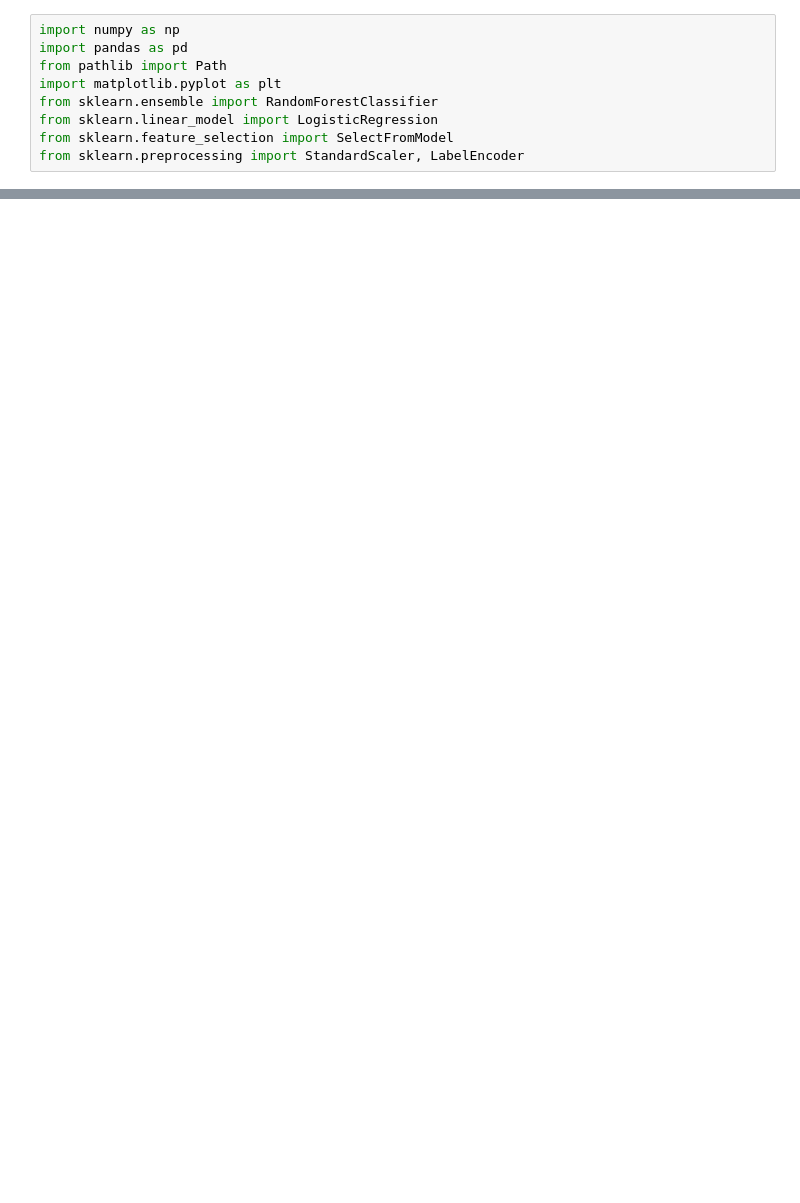
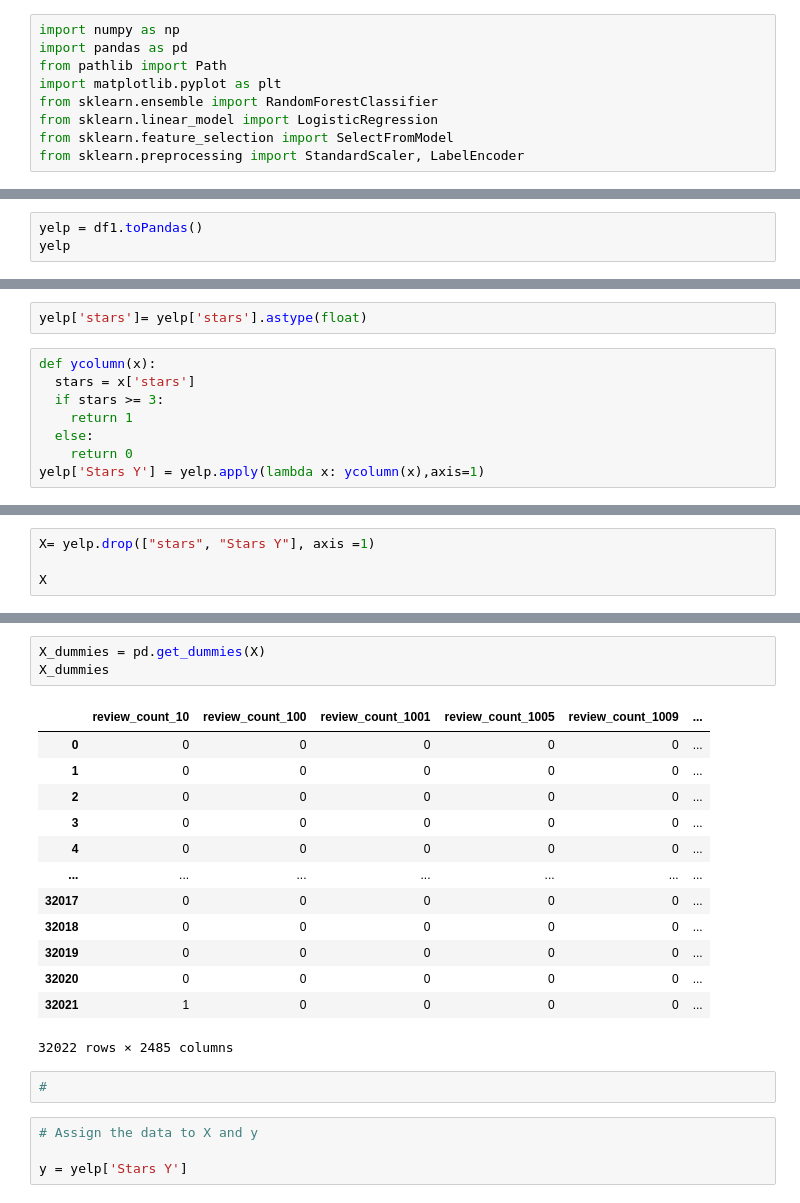
Before and after one commit to stevenhiek/Project-4, a Jupyter notebook: Kevin/Logistic_regressionCustomer.ipynb, the cells around one changed output, grey strips where cells are left out. Saved outputs shown, nothing was run; the diff lists cells and outputs as text; blank space fills up the shorter version.

```diff
--- a/Kevin/Logistic_regressionCustomer.ipynb
+++ b/Kevin/Logistic_regressionCustomer.ipynb
@@ -53,0 +81,3 @@ y = yelp['']
+# %%
+yelp = df1.toPandas()
+yelp
@@ -53,0 +98,10 @@ y = yelp['']
+# %%
+yelp['stars']= yelp['stars'].astype(float)
+# %%
+def ycolumn(x):
+  stars = x['stars']
+  if stars >= 3:
+    return 1
+  else:
+    return 0
+yelp['Stars Y'] = yelp.apply(lambda x: ycolumn(x),axis=1)
@@ -53,0 +132,4 @@ y = yelp['']
+# %%
+X= yelp.drop(["stars", "Stars Y"], axis =1)
+
+X
@@ -54,3 +150,26 @@ y = yelp['']
+# %%
+X_dummies = pd.get_dummies(X)
+X_dummies
+# %% [output]
+|  | review_count_10 | review_count_100 | review_count_1001 | review_count_1005 | review_count_1009 | ... |
+| 0 | 0 | 0 | 0 | 0 | 0 | ... |
+| 1 | 0 | 0 | 0 | 0 | 0 | ... |
+| 2 | 0 | 0 | 0 | 0 | 0 | ... |
+| 3 | 0 | 0 | 0 | 0 | 0 | ... |
+| 4 | 0 | 0 | 0 | 0 | 0 | ... |
+| ... | ... | ... | ... | ... | ... | ... |
+| 32017 | 0 | 0 | 0 | 0 | 0 | ... |
+| 32018 | 0 | 0 | 0 | 0 | 0 | ... |
+| 32019 | 0 | 0 | 0 | 0 | 0 | ... |
+| 32020 | 0 | 0 | 0 | 0 | 0 | ... |
+| 32021 | 1 | 0 | 0 | 0 | 0 | ... |
+32022 rows × 2485 columns
+# %%
+#
+# %%
+# Assign the data to X and y
+
+y = yelp['Stars Y']
 # %%
 from sklearn.model_selection import train_test_split
 
```
Also changed, not shown: parts of 15 cells of this notebook.
